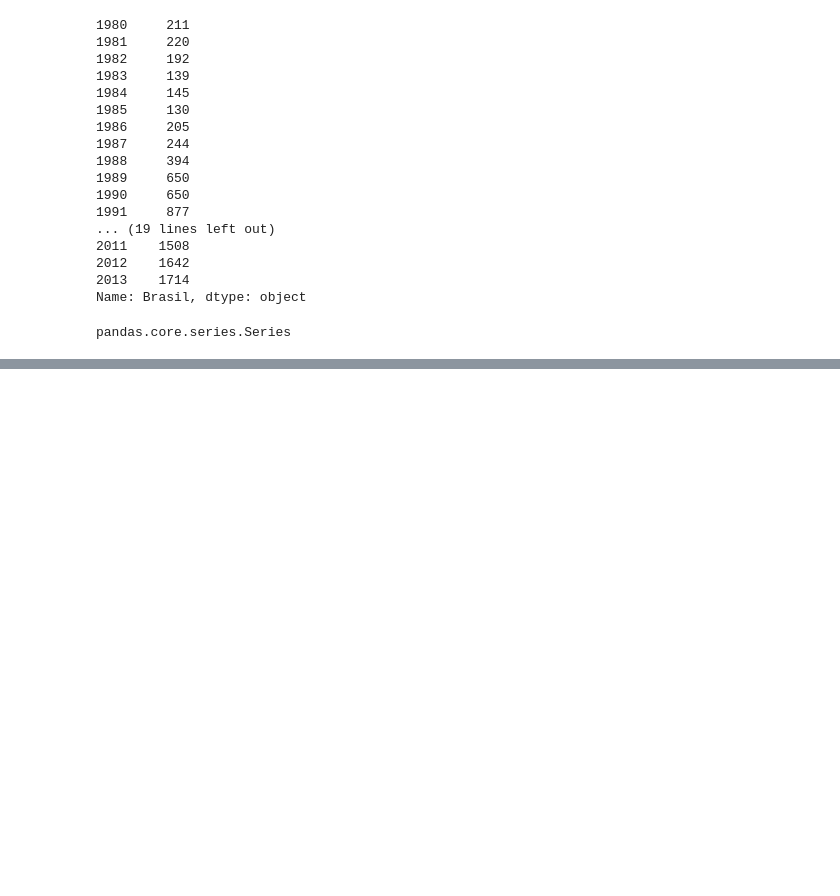
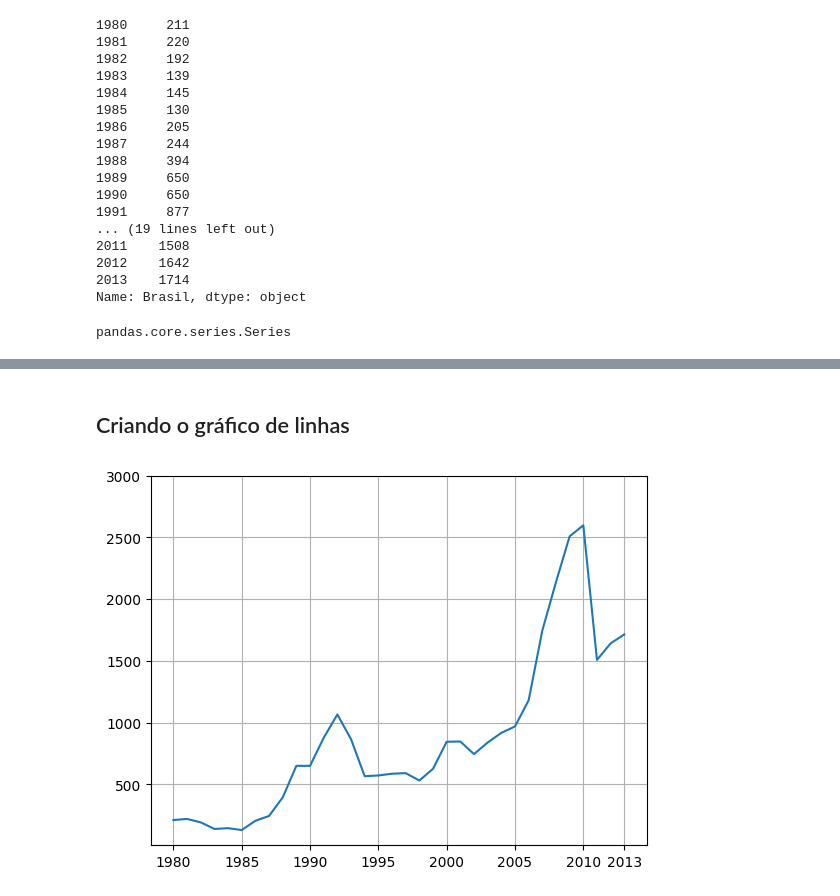
Before and after one commit to Lafaietepedro/semana_estatistica_tarde, a Jupyter notebook: aula1.ipynb, the cells around one changed output, grey strips where cells are left out. Drawn from its saved outputs; the diff is of its cells as text; code cells hidden in the pictures; blank space fills up the shorter version.

```diff
--- a/aula1.ipynb
+++ b/aula1.ipynb
@@ -141,3 +141,8 @@ Name: Brasil, dtype: object
 type(brasil)
 # %% [output]
 pandas.core.series.Series
+# %%
+brasil_dict = {'ano':brasil.index.tolist(),
+               'imigrantes':brasil.values.tolist()}
+# %%
+df_brasil = pd.DataFrame(brasil_dict)
@@ -143,0 +169,11 @@ pandas.core.series.Series
+# %% [markdown]
+## Criando o gráfico de linhas
+# %%
+plt.plot(df_brasil['ano'],df_brasil['imigrantes'])
+plt.xticks(['1980','1985','1990','1995','2000','2005','2010','2013'])
+plt.yticks([500,1000,1500,2000,2500,3000])
+plt.grid()
+#plt.scatter()
+plt.show()
+# %% [output]
+[figure, added]
```
Also changed, not shown: parts of 4 cells of this notebook.
